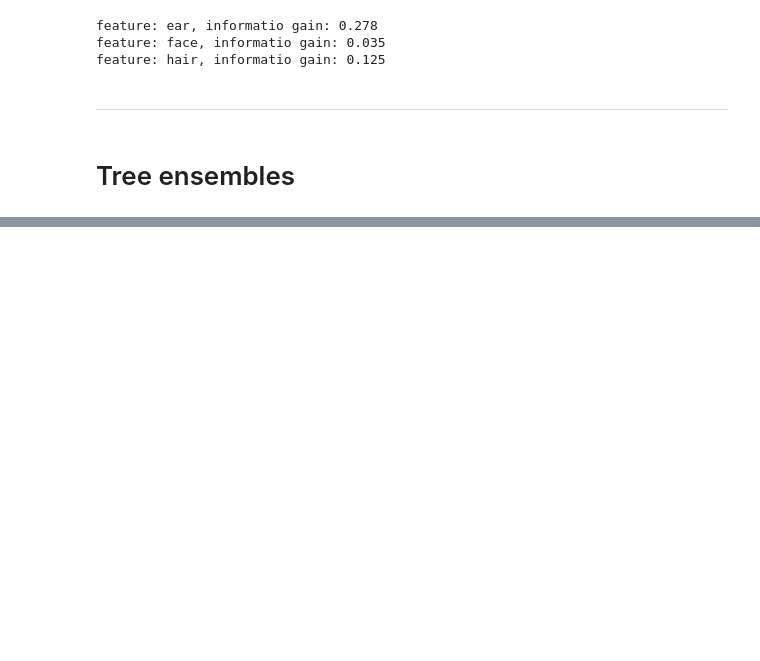
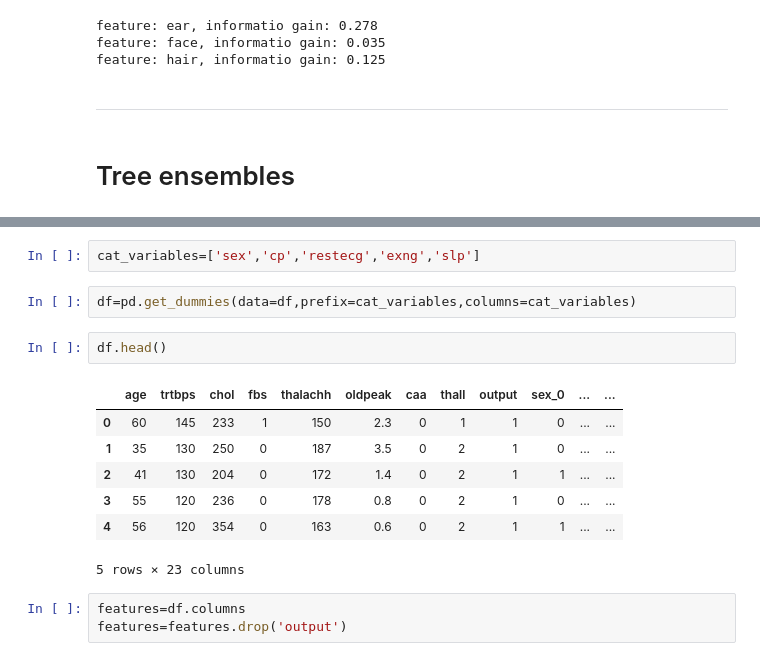
Before and after one commit to kazmierczakP/Machine-Learning, a Jupyter notebook: Adveanced Learning Algorithms 4 - decision trees.ipynb, the cells around one changed output, grey strips where cells are left out. Cells and saved outputs as stored; diff of their text form; blank space fills up the shorter version.

```diff
--- a/Adveanced Learning Algorithms 4 - decision trees.ipynb
+++ b/Adveanced Learning Algorithms 4 - decision trees.ipynb
@@ -137,0 +186,17 @@ feature: hair, informatio gain: 0.125
+# %%
+cat_variables=['sex','cp','restecg','exng','slp']
+# %%
+df=pd.get_dummies(data=df,prefix=cat_variables,columns=cat_variables)
+# %%
+df.head()
+# %% [output]
+|  | age | trtbps | chol | fbs | thalachh | oldpeak | caa | thall | output | sex_0 | ... | ... |
+| 0 | 60 | 145 | 233 | 1 | 150 | 2.3 | 0 | 1 | 1 | 0 | ... | ... |
+| 1 | 35 | 130 | 250 | 0 | 187 | 3.5 | 0 | 2 | 1 | 0 | ... | ... |
+| 2 | 41 | 130 | 204 | 0 | 172 | 1.4 | 0 | 2 | 1 | 1 | ... | ... |
+| 3 | 55 | 120 | 236 | 0 | 178 | 0.8 | 0 | 2 | 1 | 0 | ... | ... |
+| 4 | 56 | 120 | 354 | 0 | 163 | 0.6 | 0 | 2 | 1 | 1 | ... | ... |
+5 rows × 23 columns
+# %%
+features=df.columns
+features=features.drop('output')
```
Also changed, not shown: parts of 25 cells of this notebook, 1 other file.
